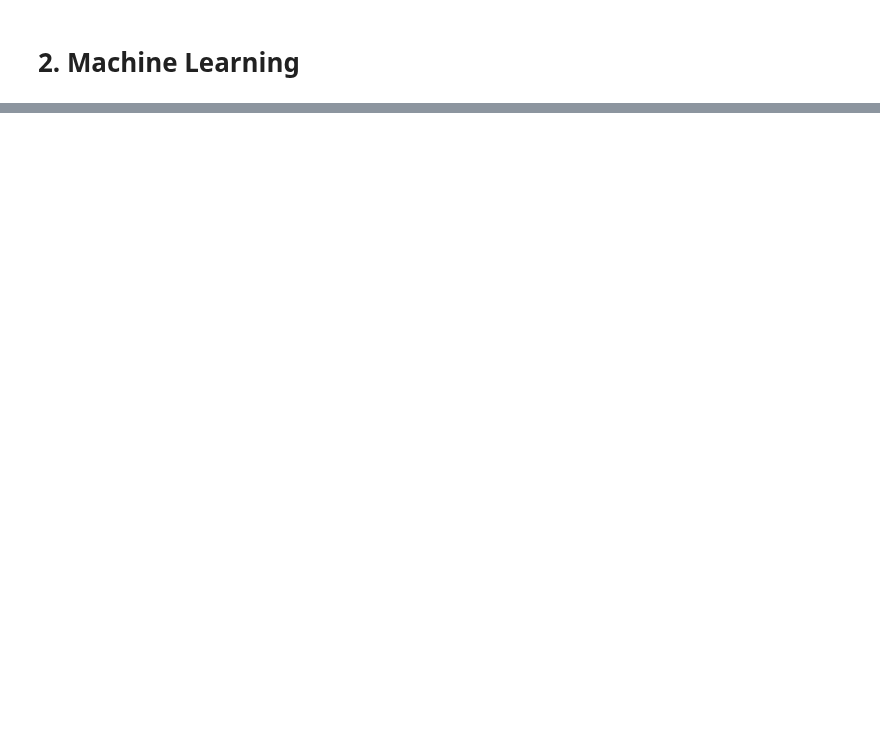
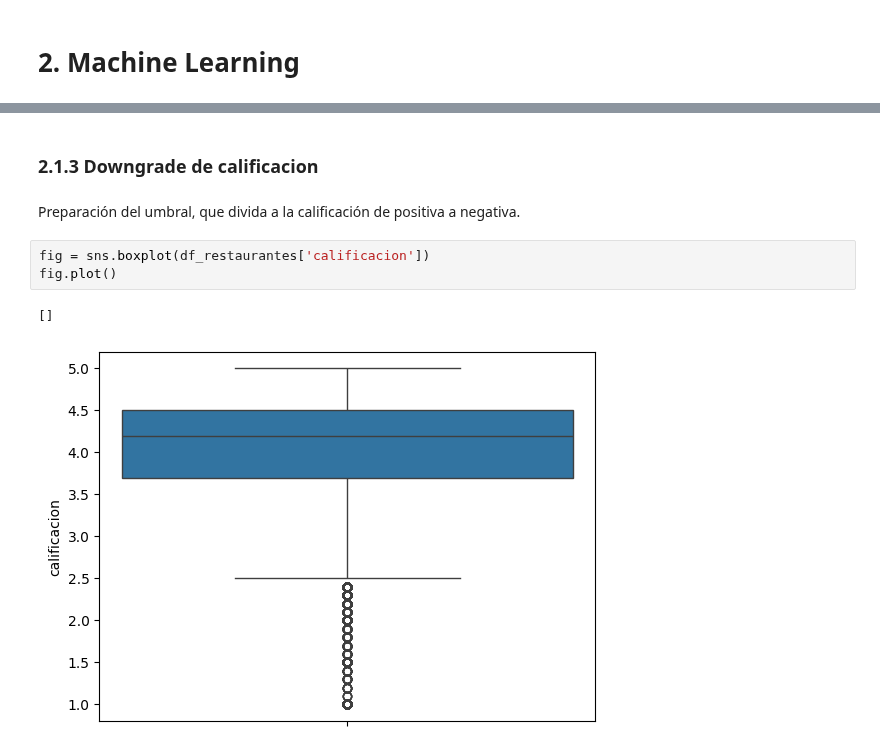
Before and after one commit to Aspirina180mg/PF_DATAPT07, a Jupyter notebook: ML-Javier.ipynb, the cells around one changed output, grey strips where cells are left out. Cells and saved outputs as stored; diff of their text form; blank space fills up the shorter version.

```diff
--- a/ML-Javier.ipynb
+++ b/ML-Javier.ipynb
@@ -331,0 +472,10 @@ from sklearn.metrics import mean_squared_error, accuracy_score
+# %% [markdown]
+### 2.1.3 Downgrade de calificacion
+# %% [markdown]
+Preparación del umbral, que divida a la calificación de positiva a negativa.
+# %%
+fig = sns.boxplot(df_restaurantes['calificacion'])
+fig.plot()
+# %% [output]
+[]
+[figure, added]
```
Also changed, not shown: parts of 57 cells of this notebook.
